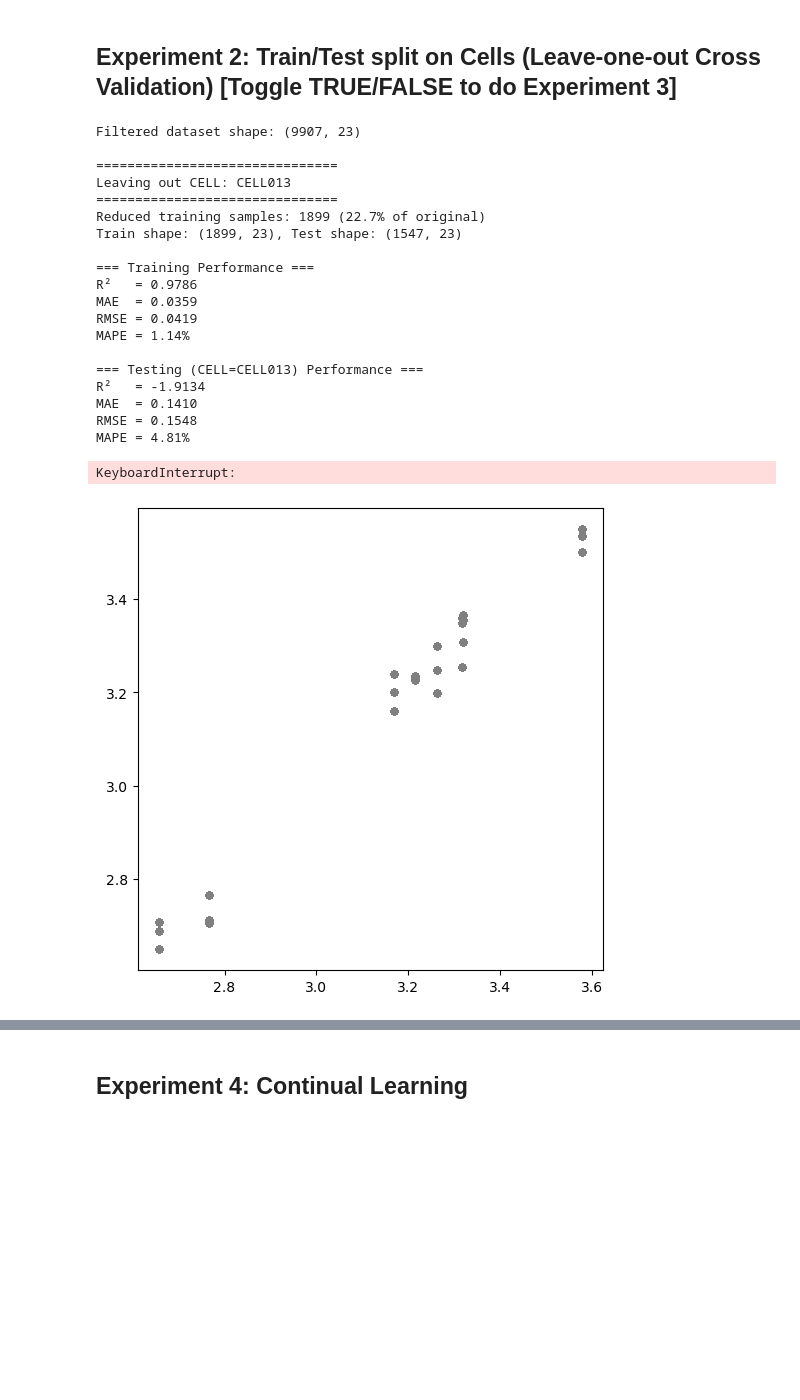
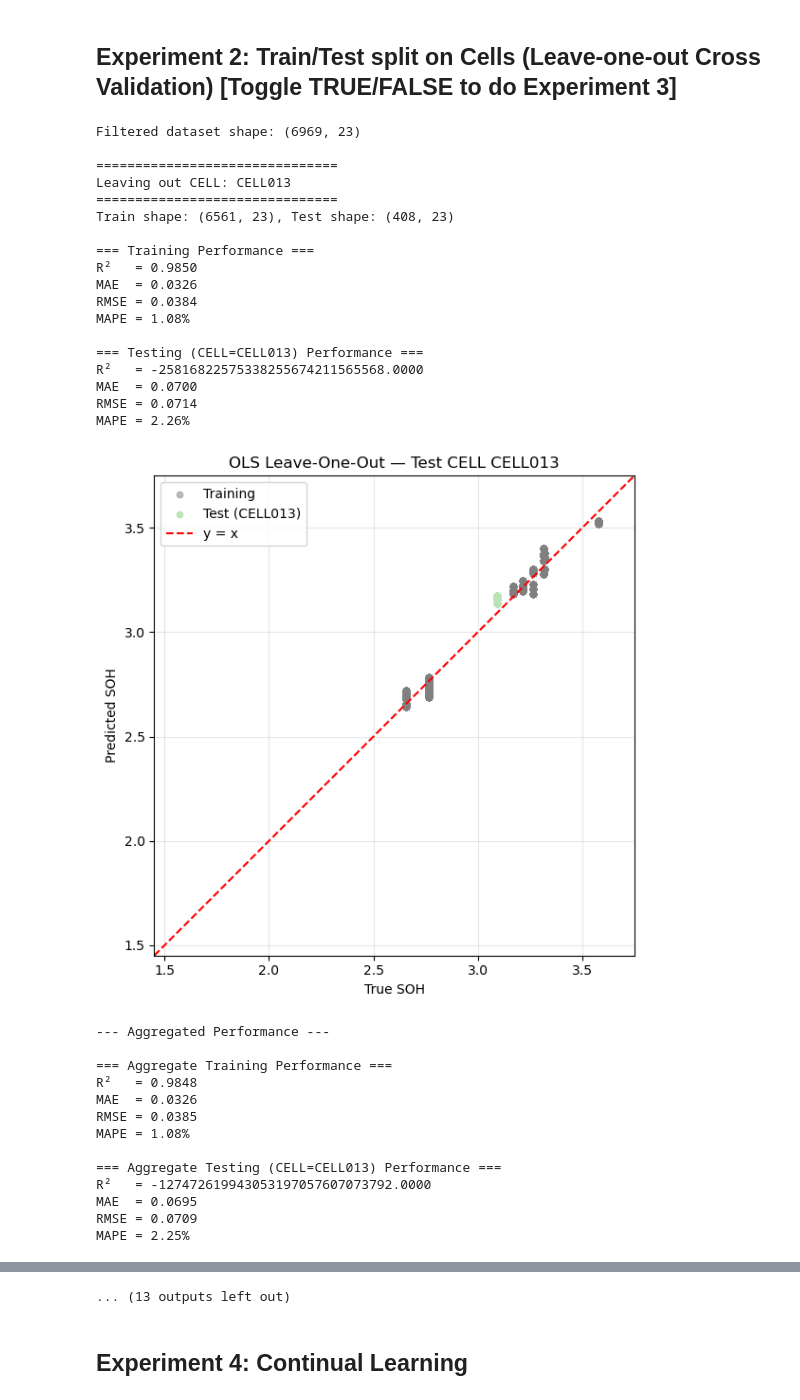
Before and after one commit to ZxZhang914/ECM-battery-research, a Jupyter notebook: SOH_LinearRegression.ipynb, the cells around one changed output, grey strips where cells are left out. Cells and saved outputs as stored; diff of their text form; code cells hidden in the pictures; blank space fills up the shorter version.

```diff
--- a/SOH_LinearRegression.ipynb
+++ b/SOH_LinearRegression.ipynb
@@ -2206,7 +2206,7 @@ SEED = 42
 np.random.seed(SEED)
 
 
-df = pd.read_csv("fulldf_removeAb_date_G25SOC_all.csv")
+df = pd.read_csv("fulldf_removeAbOod_date_G40SOC_all.csv")
 df = df[df["Temp"] == 25].copy()
 
 # NOTE: Exclude some cells
@@ -2317,6 +2317,8 @@ def plot_pred_vs_actual_loo(df_train, df_test, test_cell, aggregate=False, color
 
 def compute_group_performance(df_split):
     required_cols = ["CELL", "SOH", "SOC", "_pred_OLS"]
+    required_cols = ["CELL", "SOH",  "_pred_OLS"] # NOTE
+
     if not all(c in df_split.columns for c in required_cols):
         raise ValueError(f"Missing required columns in df_split: {required_cols}")
 
@@ -2403,7 +2405,7 @@ for test_cell in cells:
     # =====================================================
     # (Optional) Apply SOC reduction — Experiment 3 condition
     # =====================================================
-    REDUCED_TRAINING = True  # NOTE: toggle ON for Experiment 3
+    REDUCED_TRAINING = False  # NOTE: toggle ON for Experiment 3
     if REDUCED_TRAINING:
         train_df = reduce_training_samples(train_df)
     test_df = df[df["CELL"] == test_cell].copy()
@@ -2413,13 +2415,18 @@ for test_cell in cells:
     train_means = {col: train_df[col].mean() for col in ["R0", "R1", "R2", "R3", "SOC"]}
     train_stds  = {col: train_df[col].std(ddof=0) for col in ["R0", "R1", "R2", "R3", "SOC"]}
 
+    train_means = {col: train_df[col].mean() for col in ["R0", "R1", "R2", "R3"]}
+    train_stds  = {col: train_df[col].std(ddof=0) for col in ["R0", "R1", "R2", "R3"]}
+
     # Standardize both train/test using training stats
-    for col in ["R0", "R1", "R2", "R3", "SOC"]:
+    for col in ["R0", "R1", "R2", "R3"]: #NOTE
         train_df[f"{col}_z"] = zscore_with_stats(train_df[col], train_means[col], train_stds[col])
         test_df[f"{col}_z"]  = zscore_with_stats(test_df[col], train_means[col], train_stds[col])
 
     # Fit OLS model
     formula = "SOH ~ R0_z + R1_z + R2_z + R3_z + SOC_z"
+    formula = "SOH ~ R0_z + R1_z + R2_z + R3_z"
+
     ols = smf.ols(formula, data=train_df).fit()
 
     # Predict
@@ -2457,43 +2464,54 @@ for test_cell in cells:
         "R2_train_agg": train_agg_metrics[0],
         "MAE_train_agg": train_agg_metrics[1],
         "RMSE_train_agg": train_agg_metrics[2],
         "MAPE_train_agg": train_agg_metrics[3],
         "R2_test_agg": test_agg_metrics[0],
         "MAE_test_agg": test_agg_metrics[1],
         "RMSE_test_agg": test_agg_metrics[2],
         "MAPE_test_agg": test_agg_metrics[3],
     })
 
 
 # =====================================================
 # 6) Save and summarize
 # =====================================================
 results_df = pd.DataFrame(results)
 exp_tag = "_Exp3_reducedSOC" if REDUCED_TRAINING else ""
 results_df.to_csv(f"ols_leave_one_cell_out_metrics{exp_tag}.csv", index=False)
 print("\nSaved metrics to ols_leave_one_cell_out_metrics.csv")
 
 print("\n=== Overall Summary ===")
 print(results_df[["Cell", "R2_test", "MAE_test", "RMSE_test", "MAPE_test", "R2_test_agg", "MAE_test_agg", "RMSE_test_agg", "MAPE_test_agg"]])
 # %% [output]
-Filtered dataset shape: (9907, 23)
+Filtered dataset shape: (6969, 23)
 
 ===============================
 Leaving out CELL: CELL013
 ===============================
-Reduced training samples: 1899 (22.7% of original)
-Train shape: (1899, 23), Test shape: (1547, 23)
+Train shape: (6561, 23), Test shape: (408, 23)
 
 === Training Performance ===
-R²   = 0.9786
-MAE  = 0.0359
-RMSE = 0.0419
-MAPE = 1.14%
+R²   = 0.9850
+MAE  = 0.0326
+RMSE = 0.0384
+MAPE = 1.08%
 
 === Testing (CELL=CELL013) Performance ===
-R²   = -1.9134
-MAE  = 0.1410
-RMSE = 0.1548
-MAPE = 4.81%
+R²   = -25816822575338255674211565568.0000
+MAE  = 0.0700
+RMSE = 0.0714
+MAPE = 2.26%
+[figure, new version]
-KeyboardInterrupt:
+--- Aggregated Performance ---
+
+=== Aggregate Training Performance ===
+R²   = 0.9848
+MAE  = 0.0326
+RMSE = 0.0385
+MAPE = 1.08%
+
+=== Aggregate Testing (CELL=CELL013) Performance ===
+R²   = -127472619943053197057607073792.0000
+MAE  = 0.0695
+RMSE = 0.0709
+MAPE = 2.25%
-[figure, old version]
@@ -2500,3 +2581,4 @@ KeyboardInterrupt:
+... (13 outputs left out)
 # %% [markdown]
 ## Experiment 4: Continual Learning
 # %%
```
Also changed, not shown: parts of 1 cell of this notebook, 3 other files.
